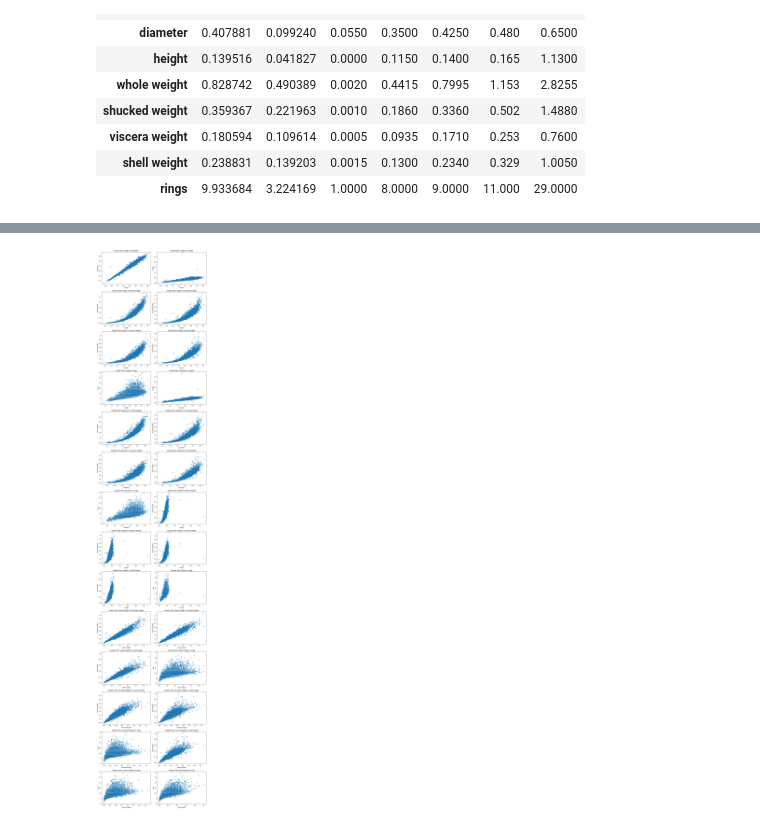
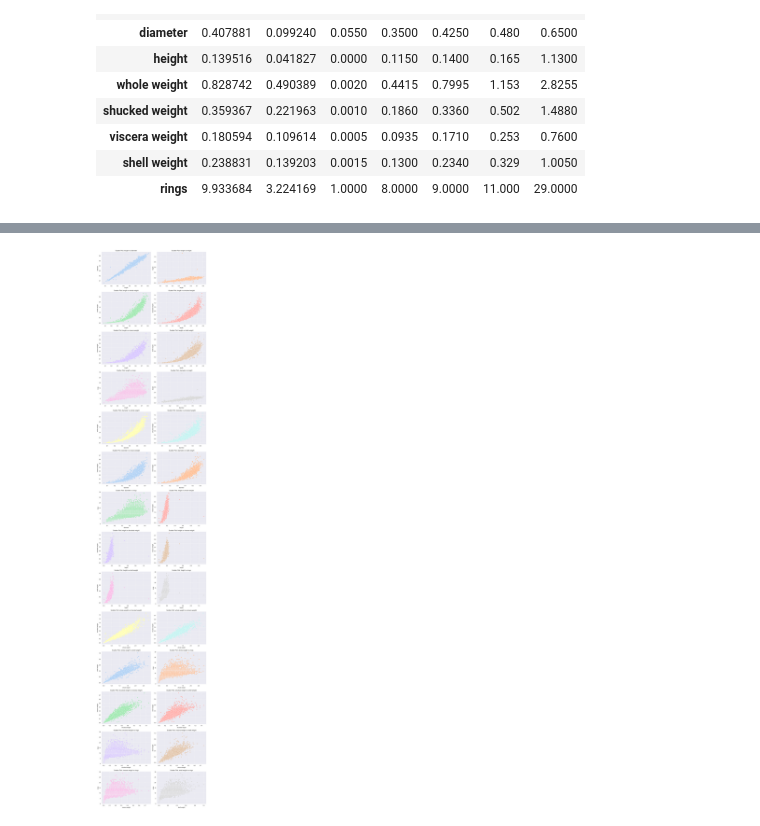
Before and after one commit to Paulaszka/PY-assignment_1, a Jupyter notebook: analysis.ipynb, the cells around one changed output, grey strips where cells are left out. Saved outputs shown, nothing was run; the diff lists cells and outputs as text; code cells hidden in the pictures.

```diff
--- a/analysis.ipynb
+++ b/analysis.ipynb
@@ -91,24 +94,18 @@ plt.show()
 # %%
 fig, axs = plt.subplots(nrows=14, ncols=2, figsize=(12, 60))
 axs = axs.flatten()
 
 plot_index = 0
-num_vars = len(variables)
+color_cycle = itertools.cycle(sns.color_palette('pastel'))
 
-for i in range(num_vars):
-    for j in range(i + 1, num_vars):
-        var1 = variables[i]
-        var2 = variables[j]
-        axs[plot_index].scatter(df[var1], df[var2], alpha=0.5)
-        axs[plot_index].set_xlabel(var1)
-        axs[plot_index].set_ylabel(var2)
-        axs[plot_index].set_title(f'Scatter Plot: {var1} vs {var2}')
-        plot_index += 1
-
-for i in range(plot_index, len(axs)):
-    axs[i].set_visible(False)
+for (var1, var2) in itertools.combinations(variables, 2):
+    sns.scatterplot(data=df, x=var1, y=var2, ax=axs[plot_index], color=next(color_cycle))
+    axs[plot_index].set_xlabel(var1)
+    axs[plot_index].set_ylabel(var2)
+    axs[plot_index].set_title(f'Scatter Plot: {var1} vs {var2}')
+    plot_index += 1
 
 plt.tight_layout()
 plt.show()
 # %% [output]
-[figure, old version]
+[figure, new version]
```
Also changed, not shown: parts of 4 cells of this notebook.
